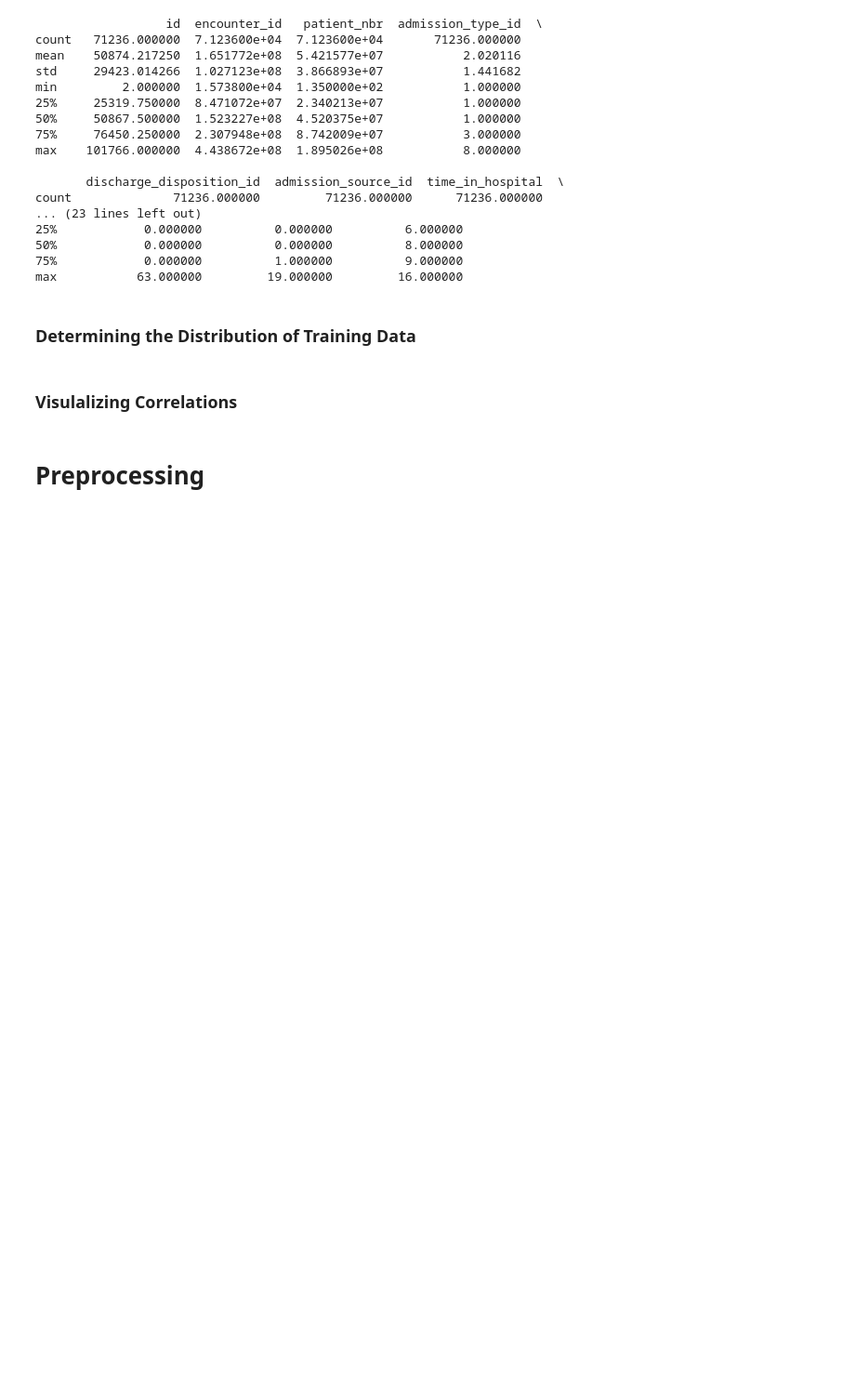
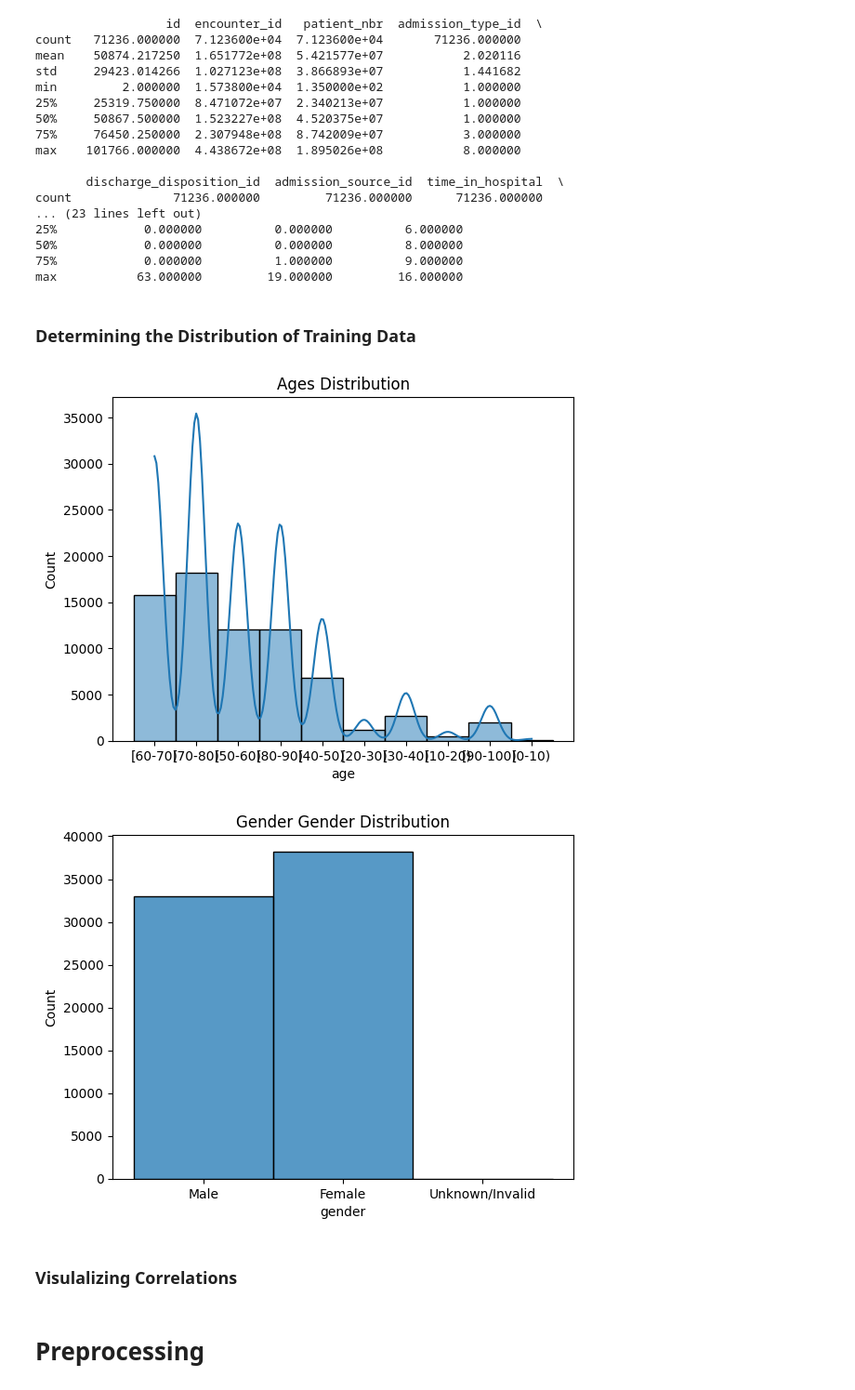
Before and after one commit to SebbeBlom/ml, a Jupyter notebook: src/main.ipynb, the cells around one changed output. Shown at 93% size. Cells and saved outputs as stored; diff of their text form; code cells hidden in the pictures; blank space fills up the shorter version.

Commit message:
added some plots to showcase distribution of certain important features

```diff
--- a/src/main.ipynb
+++ b/src/main.ipynb
@@ -76,7 +76,16 @@ max           63.000000         19.000000         16.000000
 # %%
 import matplotlib.pyplot as plt
 import pandas as pd
 import seaborn as sns
+
+
+sns.histplot(train_df.age, kde=True).set(title="Ages Distribution")
+plt.show()
+sns.histplot(train_df.gender).set(title="Gender Gender Distribution")
+plt.show()
+# %% [output]
+[figure, added]
+[figure, added]
 # %% [markdown]
 ### Visulalizing Correlations
 # %% [markdown]
```
